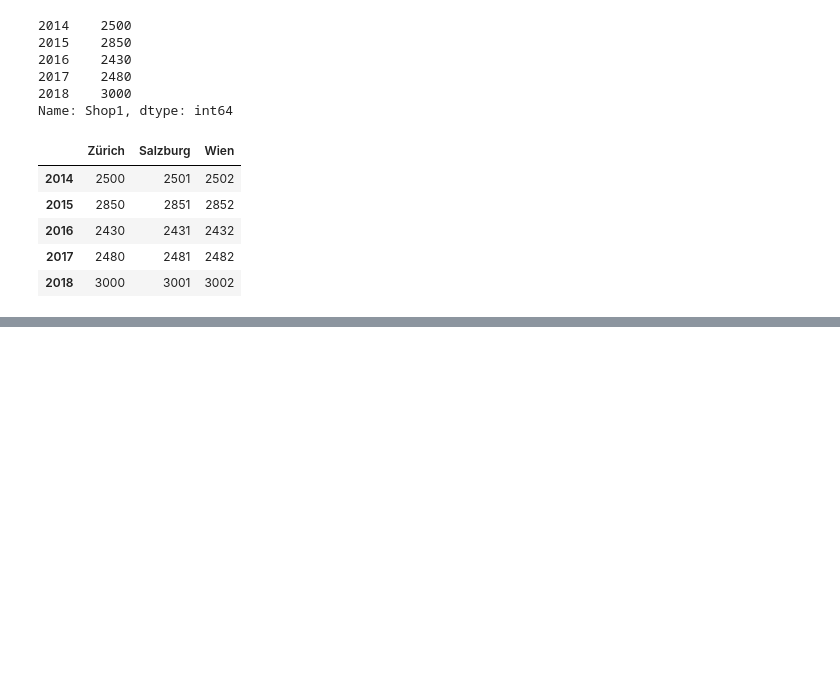
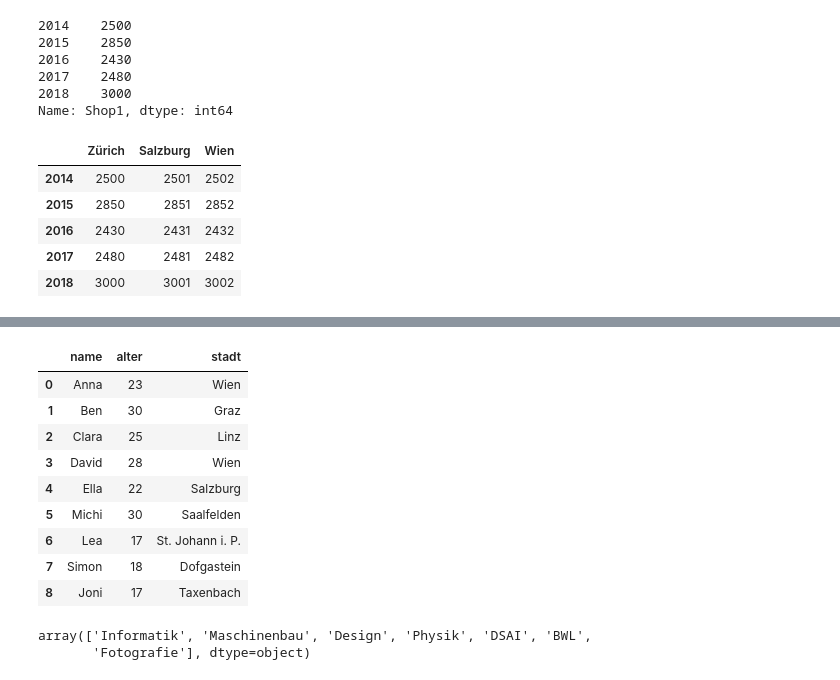
Before and after one commit to noah-htl/DSAI_4INF, a Jupyter notebook: 06_pandas_einführung.ipynb, the cells around one changed output, grey strips where cells are left out. Cells and saved outputs as stored; diff of their text form; code cells hidden in the pictures; blank space fills up the shorter version.

```diff
--- a/06_pandas_einführung.ipynb
+++ b/06_pandas_einführung.ipynb
@@ -194,0 +375,18 @@ shops_df
+# %%
+personen.dropna(axis=1)
+# %% [output]
+|  | name | alter | stadt |
+| 0 | Anna | 23 | Wien |
+| 1 | Ben | 30 | Graz |
+| 2 | Clara | 25 | Linz |
+| 3 | David | 28 | Wien |
+| 4 | Ella | 22 | Salzburg |
+| 5 | Michi | 30 | Saalfelden |
+| 6 | Lea | 17 | St. Johann i. P. |
+| 7 | Simon | 18 | Dofgastein |
+| 8 | Joni | 17 | Taxenbach |
+# %%
+personen["studienfach"].unique()
+# %% [output]
+array(['Informatik', 'Maschinenbau', 'Design', 'Physik', 'DSAI', 'BWL',
+       'Fotografie'], dtype=object)
```
Also changed, not shown: parts of 25 cells of this notebook, 3 other files.
